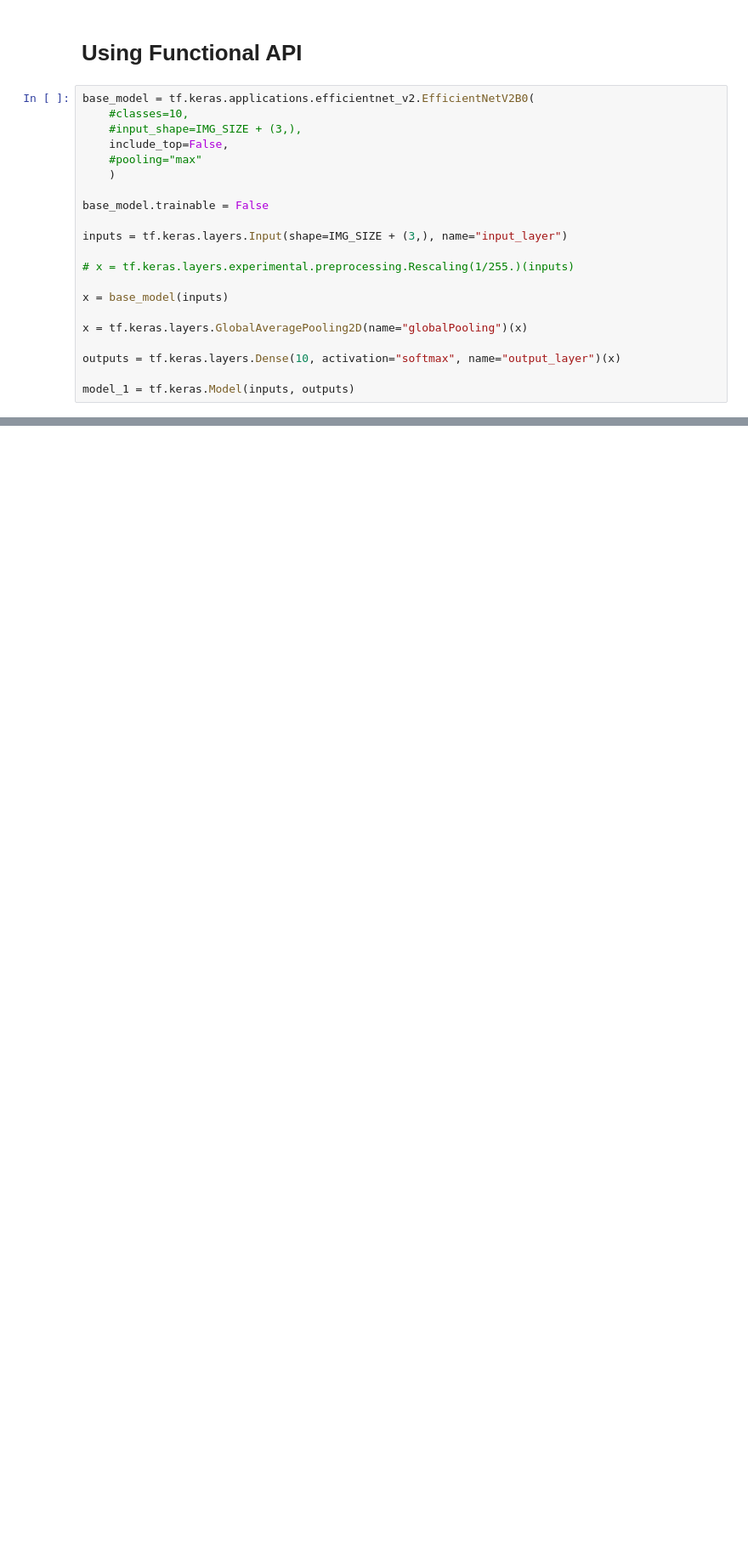
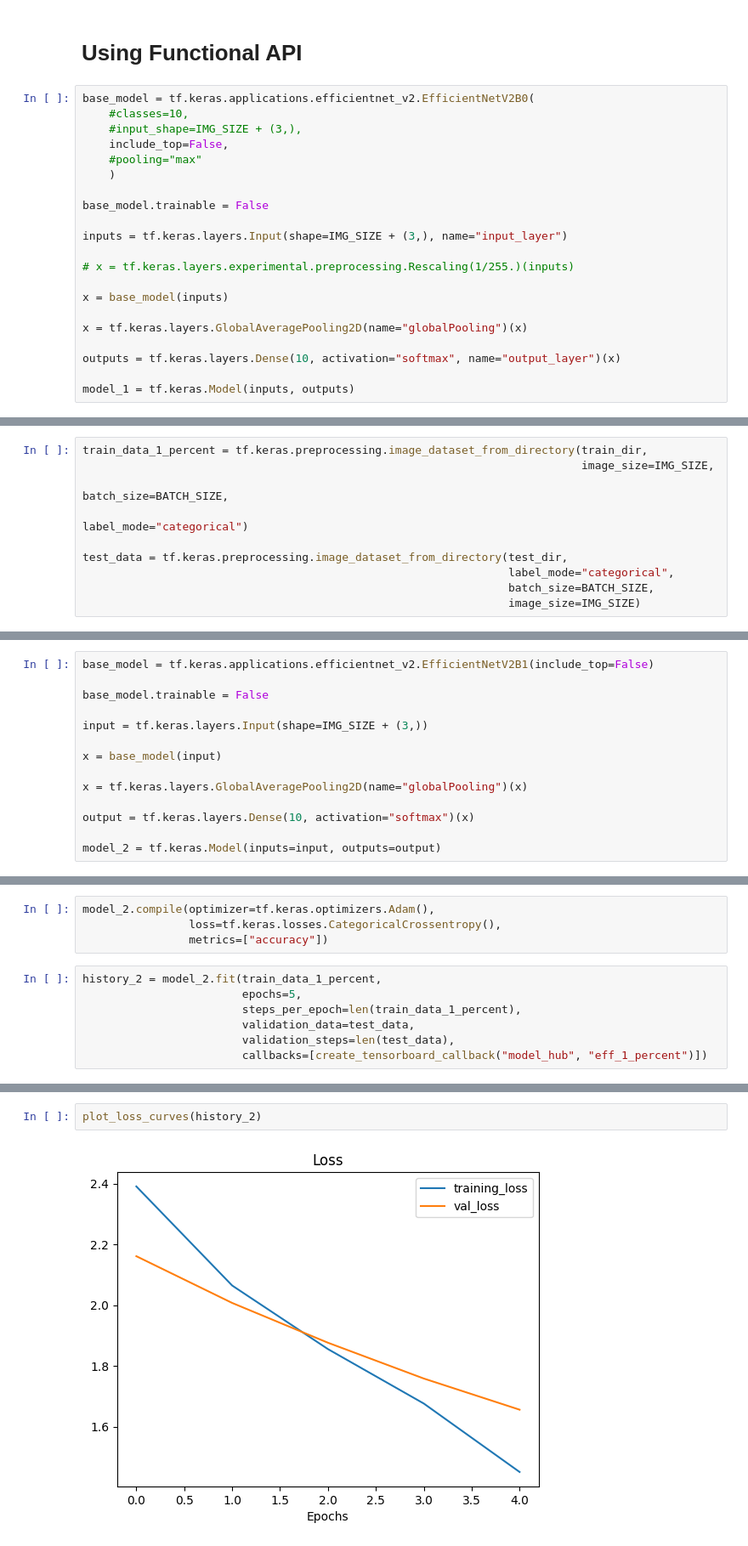
Before and after one commit to timonpalm/TFCourse, a Jupyter notebook: 05_transfer_learning_2.ipynb, the cells around one changed output, grey strips where cells are left out. Shown at 85% size. Drawn from its saved outputs; the diff is of its cells as text; blank space fills up the shorter version.

```diff
--- a/05_transfer_learning_2.ipynb
+++ b/05_transfer_learning_2.ipynb
@@ -226,0 +292,10 @@ plot_loss_curves(history_1)
+# %%
+train_data_1_percent = tf.keras.preprocessing.image_dataset_from_directory(train_dir,
+                                                                           image_size=IMG_SIZE,
+                                                                           batch_size=BATCH_SIZE,
+                                                                           label_mode="categorical")
+
+test_data = tf.keras.preprocessing.image_dataset_from_directory(test_dir,
+                                                                label_mode="categorical",
+                                                                batch_size=BATCH_SIZE,
+                                                                image_size=IMG_SIZE)
@@ -226,0 +305,14 @@ plot_loss_curves(history_1)
+# %%
+base_model = tf.keras.applications.efficientnet_v2.EfficientNetV2B1(include_top=False)
+
+base_model.trainable = False
+
+input = tf.keras.layers.Input(shape=IMG_SIZE + (3,))
+
+x = base_model(input)
+
+x = tf.keras.layers.GlobalAveragePooling2D(name="globalPooling")(x)
+
+output = tf.keras.layers.Dense(10, activation="softmax")(x)
+
+model_2 = tf.keras.Model(inputs=input, outputs=output)
@@ -226,0 +322,11 @@ plot_loss_curves(history_1)
+# %%
+model_2.compile(optimizer=tf.keras.optimizers.Adam(),
+                loss=tf.keras.losses.CategoricalCrossentropy(),
+                metrics=["accuracy"])
+# %%
+history_2 = model_2.fit(train_data_1_percent,
+                        epochs=5,
+                        steps_per_epoch=len(train_data_1_percent),
+                        validation_data=test_data,
+                        validation_steps=len(test_data),
+                        callbacks=[create_tensorboard_callback("model_hub", "eff_1_percent")])
@@ -226,0 +345,4 @@ plot_loss_curves(history_1)
+# %%
+plot_loss_curves(history_2)
+# %% [output]
+[figure, added]
```
Also changed, not shown: parts of 42 cells of this notebook.
